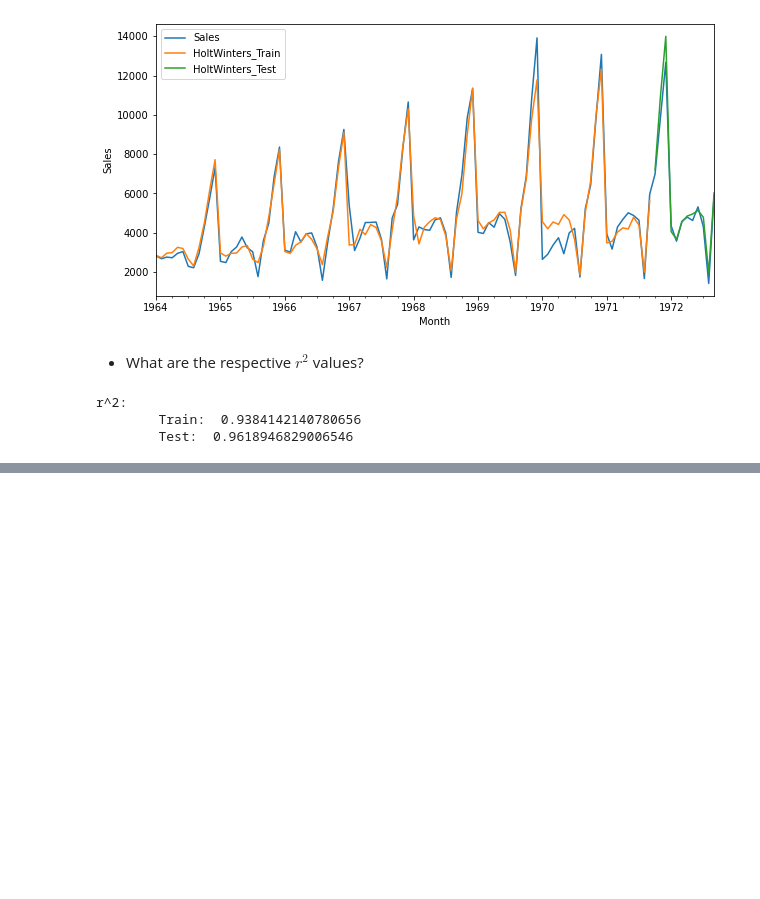
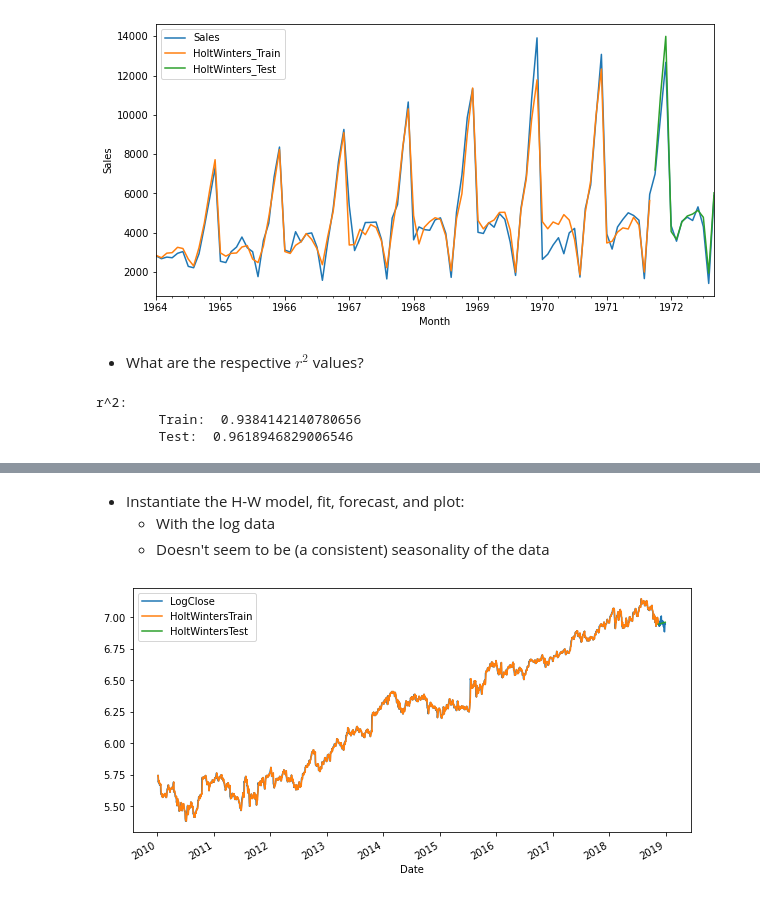
Before and after one commit to les67/TimeSeriesAnalysis_Udemy, a Jupyter notebook: 4_exponential_smoothing.ipynb, the cells around one changed output, grey strips where cells are left out. Saved outputs shown, nothing was run; the diff lists cells and outputs as text; code cells hidden in the pictures; blank space fills up the shorter version.

```diff
--- a/4_exponential_smoothing.ipynb
+++ b/4_exponential_smoothing.ipynb
@@ -727,0 +769,29 @@ r^2:
+# %%
+# Split data into train/test
+Ntest = 30
+train = goog.iloc[:-Ntest]
+test = goog.iloc[-Ntest:]
+
+# Get the train/test indices
+train_idx = goog.index <= train.index[-1]
+test_idx = goog.index > train.index[-1]
+# %% [markdown]
+- Instantiate the H-W model, fit, forecast, and plot:
+    - With the log data
+    - Doesn't seem to be (a consistent) seasonality of the data
+# %%
+hw = ExponentialSmoothing(train['LogClose'],
+                         initialization_method='legacy-heuristic',
+                         trend='add',
+                         seasonal=None)
+
+res_hw = hw.fit() # fit data
+
+# fit and forecast
+goog.loc[train_idx,'HoltWintersTrain'] = res_hw.fittedvalues
+goog.loc[test_idx,'HoltWintersTest'] = res_hw.forecast(Ntest).to_numpy()
+
+# plot
+goog[['LogClose','HoltWintersTrain','HoltWintersTest']].plot(figsize=(10,5));
+# %% [output]
+[figure, added]
```
Also changed, not shown: parts of 15 cells of this notebook.
